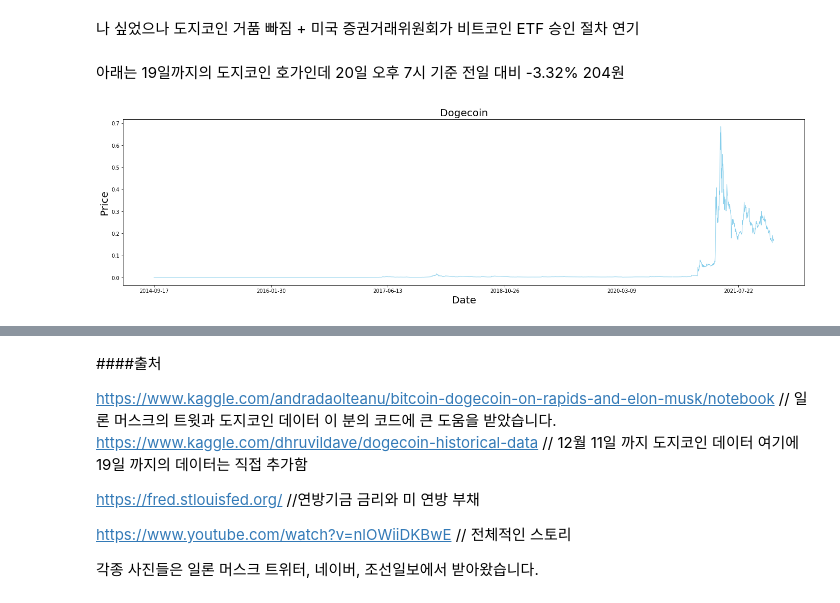
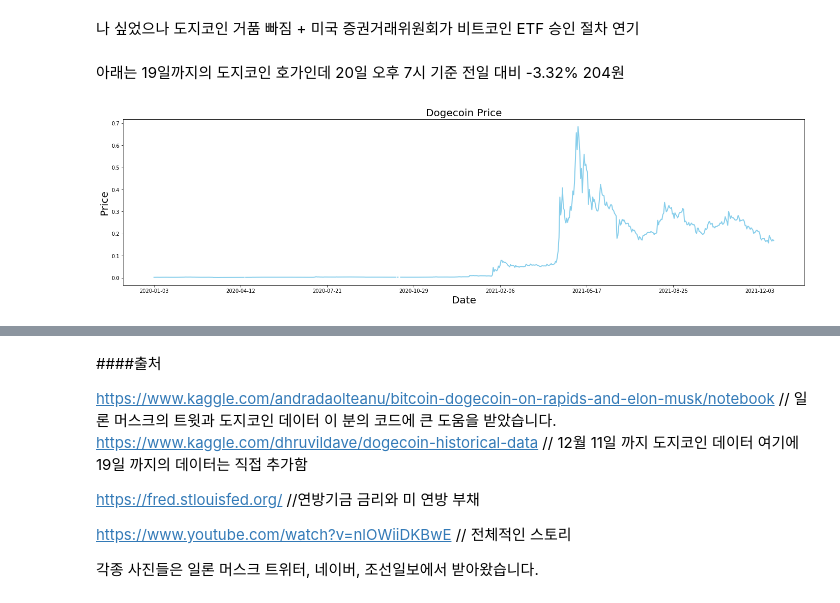
Before and after one commit to seungchanLLee/DAP__, a Jupyter notebook: Final_Project.ipynb, the cells around one changed output, grey strips where cells are left out. Cells and saved outputs as stored; diff of their text form; code cells hidden in the pictures.

```diff
--- a/Final_Project.ipynb
+++ b/Final_Project.ipynb
@@ -21,6 +21,7 @@ dogecoin = pd.read_csv("https://raw.githubusercontent.com/seungchanLLee/DAP__/ma
 
 #가장 최근 도지코인
 doge_f = pd.read_csv("https://raw.githubusercontent.com/seungchanLLee/DAP__/main/DOGE-FINAL.csv")
+doge_f=doge_f[1934:] #2020-01-01 부터
 
 #미국 정부 부채
 GFDEBTN = pd.read_csv("https://raw.githubusercontent.com/seungchanLLee/DAP__/main/GFDEBTN.csv")
@@ -230,12 +231,12 @@ sns.despine(left=True);
 아래는 19일까지의 도지코인 호가인데 20일 오후 7시 기준 전일 대비 -3.32% 204원
 # %%
 plt.figure(figsize = (24,6))
-doge_f.groupby('Date')['Close'].mean().plot(color='skyblue', lw=1);
-plt.title("Dogecoin", size=20)
+doge_f.groupby('Date')['Close'].mean().plot(color='skyblue', lw=2);
+plt.title("Dogecoin Price", size=20)
 plt.xlabel('Date', size=20);
 plt.ylabel('Price', size=20);
 # %% [output]
-[figure, old version]
+[figure, new version]
 # %% [markdown]
 <div align="center"><img src="https://raw.githubusercontent.com/seungchanLLee/DAP__/main/FEFE.jpg" height="400" width="600"/></div>
 # %% [markdown]
```
